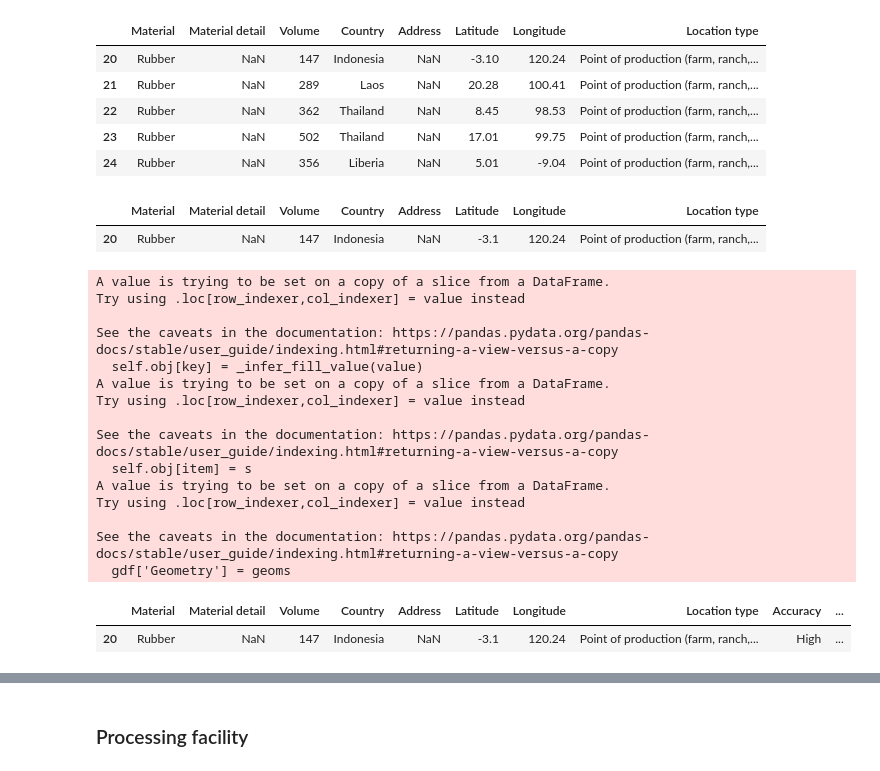
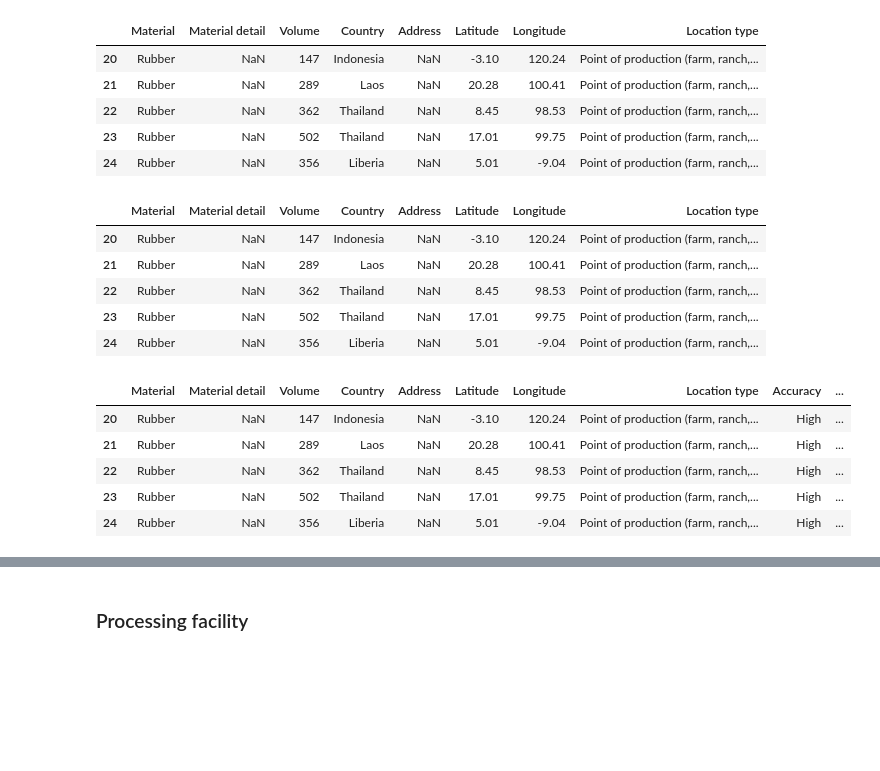
Before and after one commit to Vizzuality/landgriffon, a Jupyter notebook: data/notebooks/Lab/0_data_geocoding.ipynb, the cells around one changed output, grey strips where cells are left out. Saved outputs shown, nothing was run; the diff lists cells and outputs as text; code cells hidden in the pictures; blank space fills up the shorter version.

```diff
--- a/data/notebooks/Lab/0_data_geocoding.ipynb
+++ b/data/notebooks/Lab/0_data_geocoding.ipynb
@@ -92,3 +123,7 @@ Geocoded "india" to (78.6677428, 22.3511148)
 ## Import raw data
 
 This data is an example of what the user could provide to the landgriffon platform.
+# %%
+input_dir = '../../data/raw/'
+files = [input_dir+f for f in os.listdir(input_dir) if '.csv' in f]
+files
@@ -95,5 +132,5 @@ This data is an example of what the user could provide to the landgriffon platfo
 # %%
-input_data = pd.read_csv('../raw_data/LG fake data sheet - Raw materials.csv')
+input_data = pd.read_csv(files[0])
 input_data.head()
 # %% [output]
 |  | Material | Material detail | Volume | Country | Address | Latitude | Longitude | Location type |
@@ -149,6 +187,7 @@ os_production.head()
 | 24 | Rubber | NaN | 356 | Liberia | NaN | 5.01 | -9.04 | Point of production (farm, ranch,... |
 # %%
 def getProductUnitLoc(gdf):
+    """Adds geometry to dataframe based on lat,lon columns."""
     geoms = []
     for i in range(0, len(gdf)):
         row = gdf.iloc[i]
@@ -163,31 +202,24 @@ def getProductUnitLoc(gdf):
     gdf['Geometry'] = geoms
     return gdf
 # %%
-product_unit = os_production[:1]
+product_unit = os_production.copy()
 product_unit.head()
 # %% [output]
 |  | Material | Material detail | Volume | Country | Address | Latitude | Longitude | Location type |
-| 20 | Rubber | NaN | 147 | Indonesia | NaN | -3.1 | 120.24 | Point of production (farm, ranch,... |
+| 20 | Rubber | NaN | 147 | Indonesia | NaN | -3.10 | 120.24 | Point of production (farm, ranch,... |
+| 21 | Rubber | NaN | 289 | Laos | NaN | 20.28 | 100.41 | Point of production (farm, ranch,... |
+| 22 | Rubber | NaN | 362 | Thailand | NaN | 8.45 | 98.53 | Point of production (farm, ranch,... |
+| 23 | Rubber | NaN | 502 | Thailand | NaN | 17.01 | 99.75 | Point of production (farm, ranch,... |
+| 24 | Rubber | NaN | 356 | Liberia | NaN | 5.01 | -9.04 | Point of production (farm, ranch,... |
 # %%
 geolocated_gdf = getProductUnitLoc(product_unit)
-geolocated_gdf
+geolocated_gdf.head()
 # %% [output]
-A value is trying to be set on a copy of a slice from a DataFrame.
-Try using .loc[row_indexer,col_indexer] = value instead
-
-See the caveats in the documentation: https://pandas.pydata.org/pandas-docs/stable/user_guide/indexing.html#returning-a-view-versus-a-copy
-  self.obj[key] = _infer_fill_value(value)
-A value is trying to be set on a copy of a slice from a DataFrame.
-Try using .loc[row_indexer,col_indexer] = value instead
-
-See the caveats in the documentation: https://pandas.pydata.org/pandas-docs/stable/user_guide/indexing.html#returning-a-view-versus-a-copy
-  self.obj[item] = s
-A value is trying to be set on a copy of a slice from a DataFrame.
-Try using .loc[row_indexer,col_indexer] = value instead
-
-See the caveats in the documentation: https://pandas.pydata.org/pandas-docs/stable/user_guide/indexing.html#returning-a-view-versus-a-copy
-  gdf['Geometry'] = geoms
 |  | Material | Material detail | Volume | Country | Address | Latitude | Longitude | Location type | Accuracy | ... |
-| 20 | Rubber | NaN | 147 | Indonesia | NaN | -3.1 | 120.24 | Point of production (farm, ranch,... | High | ... |
+| 20 | Rubber | NaN | 147 | Indonesia | NaN | -3.10 | 120.24 | Point of production (farm, ranch,... | High | ... |
+| 21 | Rubber | NaN | 289 | Laos | NaN | 20.28 | 100.41 | Point of production (farm, ranch,... | High | ... |
+| 22 | Rubber | NaN | 362 | Thailand | NaN | 8.45 | 98.53 | Point of production (farm, ranch,... | High | ... |
+| 23 | Rubber | NaN | 502 | Thailand | NaN | 17.01 | 99.75 | Point of production (farm, ranch,... | High | ... |
+| 24 | Rubber | NaN | 356 | Liberia | NaN | 5.01 | -9.04 | Point of production (farm, ranch,... | High | ... |
 # %%
 geolocated_gdf = geolocated_gdf.set_geometry('Geometry')
```
Also changed, not shown: parts of 19 cells of this notebook, 1 other file.
